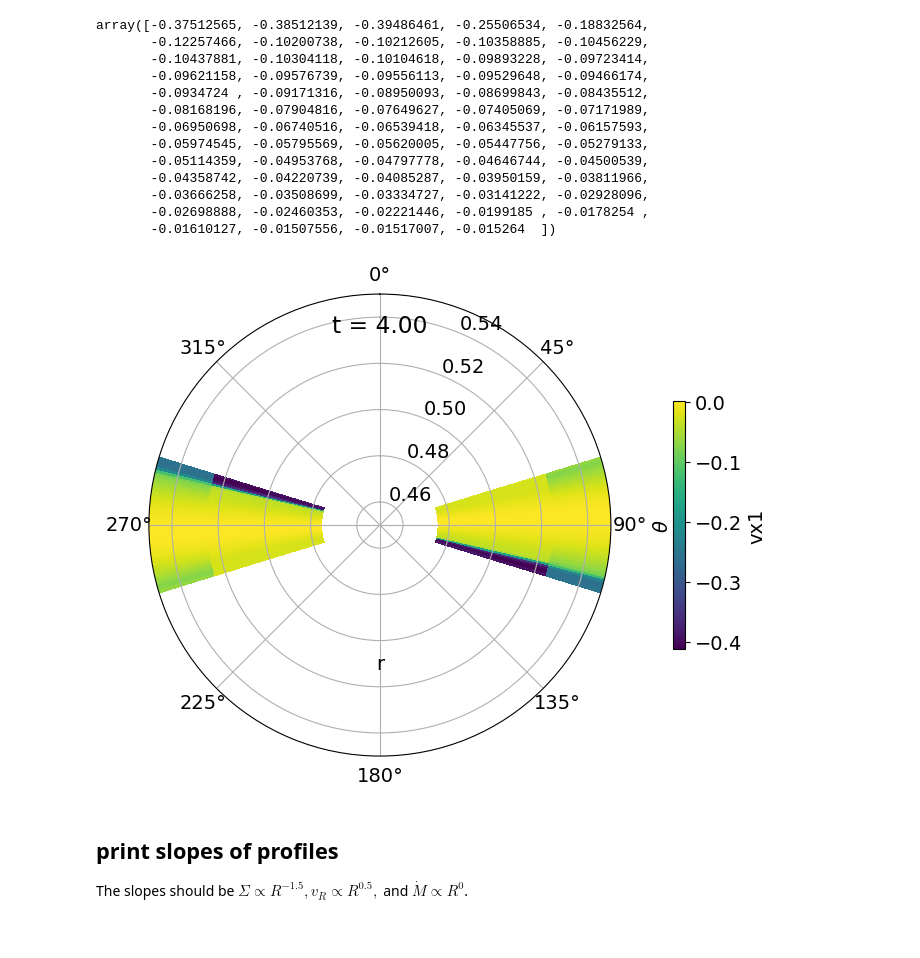
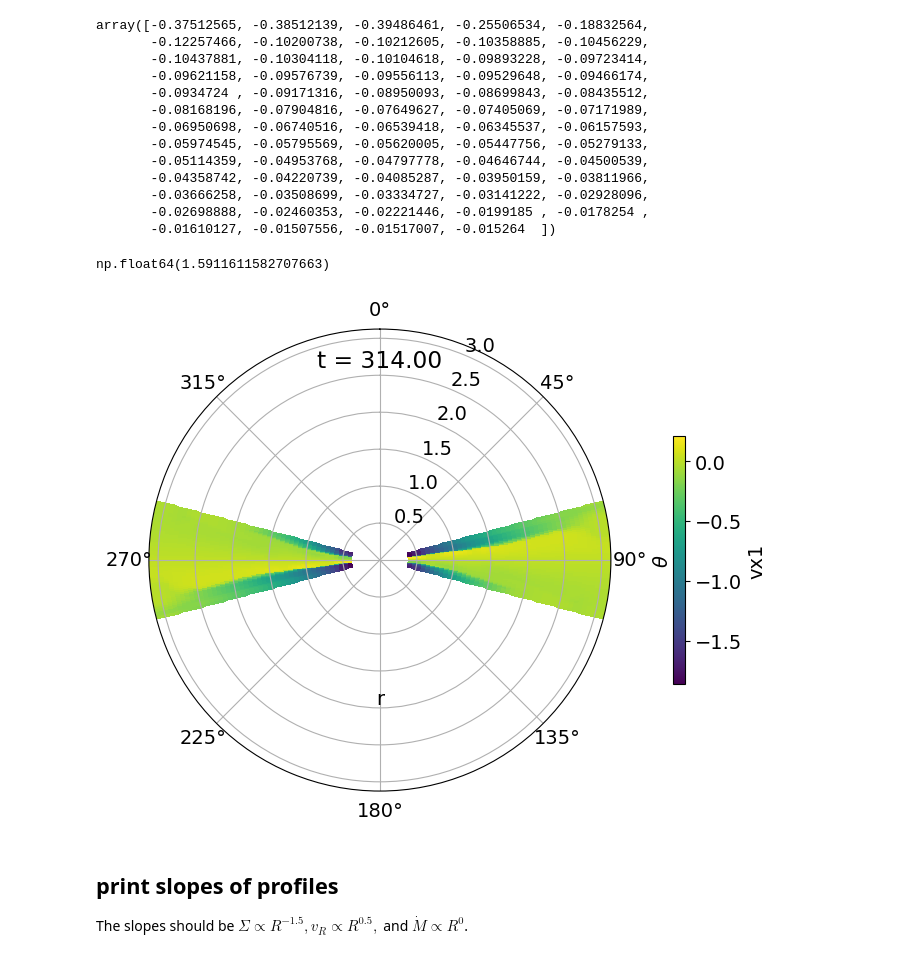
Before and after one commit to Jupiter1994/athena-warps, a Jupyter notebook: warped-disks/jiarus_diagnosis_3d.ipynb, the cells around one changed output. Drawn from its saved outputs; the diff is of its cells as text; code cells hidden in the pictures.

Commit message:
trying jiaru's code w higher res; added beta(R) post-processing code

```diff
--- a/warped-disks/jiarus_diagnosis_3d.ipynb
+++ b/warped-disks/jiarus_diagnosis_3d.ipynb
@@ -12,8 +12,8 @@ import athena_read
 import glob
 # %%
 ## Snapshots registration
-sim_name = 'disk-jiaru1'
-# sim_name = 'disk-tilted15b'
+sim_name = 'disk-jiaru3'
+#sim_name = 'disk-tilted15b'
 #sim_name = 'disk-sph26'
 #path = '/scratch/phn2956/disk-sph26/'
 path = '/scratch/phn2956/' + sim_name + '/'
@@ -37,6 +37,7 @@ for i, frame in enumerate(snapshot_plot):
     print('loading snapshot at t= %5.1f'%t_sim)
 
     #### Read Athena++ data: coordinates. ####
+    # ath_data['x1f'] gives the list of cell face coordinates; 'x1v' gives volume-centered values
     rad_app = ath_data['x1f']
     theta_app = ath_data['x2f']
     phi_app = ath_data['x3f']
@@ -44,25 +45,28 @@ for i, frame in enumerate(snapshot_plot):
     d_theta = theta_app[1]-theta_app[0]
     d_phi = phi_app[1]-phi_app[0]
 
+    # change coordinate system to be based on cells' midpoints
     rad_app = (rad_app[1:]+rad_app[:-1])*0.5
     theta_app = (theta_app[1:]+theta_app[:-1])*0.5
     phi_app = (phi_app[1:]+phi_app[:-1])*0.5
     rad_3d, theta_3d, phi_3d = np.meshgrid(rad_app, theta_app, phi_app, indexing='ij')
 
     #### Read Athena++ data: velocity field. ####
-    vx1 = np.swapaxes(ath_data['vel1'],0,2)
+    vx1 = np.swapaxes(ath_data['vel1'],0,2) # index convention: (r, theta, phi)
     vx2 = np.swapaxes(ath_data['vel2'],0,2)
     vx3 = np.swapaxes(ath_data['vel3'],0,2)
     den = np.swapaxes(ath_data['rho'],0,2)
 
     ## Sigma = surface integral of rho over a sphere (mass/dr) / (2pi*r)
     Sigma_integrand = den * rad_3d**2 * np.sin(theta_3d) * d_theta * d_phi
-    Sigma = np.sum(Sigma_integrand[:,:,2:-2],axis=(1,2))/(2*np.pi*rad_app)
+    #Sigma = np.sum(Sigma_integrand[:,:,2:-2],axis=(1,2))/(2*np.pi*rad_app)
+    Sigma = np.sum(Sigma_integrand[:,2:-2,2:-2],axis=(1,2))/(2*np.pi*rad_app)
     # Sigma = den[:,22,4] # value at midplane at arbitrary phi
 
     ## Mdot = surface integral of rho*vx1 over a sphere (mass/dr)
     Mdot_integrand = den*vx1 *rad_3d**2 * np.sin(theta_3d) * d_theta * d_phi
-    Mdot = np.sum(Mdot_integrand[:,:,2:-2],axis=(1,2))#/(2*np.pi*rad_app)
+    #Mdot = np.sum(Mdot_integrand[:,:,2:-2],axis=(1,2))#/(2*np.pi*rad_app)
+    Mdot = np.sum(Mdot_integrand[:,2:-2,2:-2],axis=(1,2))#/(2*np.pi*rad_app)
 
     ## mass-weighted v_R = Mdot / (2pi*r*Sigma)
     vR = Mdot / (Sigma * 2*np.pi*rad_app)
@@ -115,7 +119,7 @@ axs[-1].set_xlim(rad_app[[3,-4]])
 #axs[2].set_ylim(-8e-4, 5e-5)
 
 # limits used for disk-jiaru plots
-axs[0].set_ylim(0, 1000)
+#axs[0].set_ylim(0, 100) # 1000
 #axs[1].set_ylim(-1.5e-3, 1e-4)
 #axs[2].set_ylim(-8e-4, 5e-5)
 
@@ -176,5 +167,5 @@ np.float64(2.115604357005875e-14)
 # %%
-snapshot_plot = snapshot_list[0:101:5] # snapshot_list[0:101:5]
+snapshot_plot = snapshot_list[0:1:1] # snapshot_list[0:101:5]
 
 for i, frame in enumerate(snapshot_plot):
 
@@ -237,10 +228,10 @@ for i, frame in enumerate(snapshot_plot):
 
     plt.title("t = {t_sim:.2f}".format(t_sim=t_sim), y=.9)
 
-    save_fig = True
+    save_fig = False
     if save_fig:
         plt.savefig("Figs/" + sim_name + "-rhos/" + "%05d"%i + ".png")
 
-    plt.close()
+    #plt.close()
 
-#plt.show()
+plt.show()
@@ -331,6 +324,10 @@ array([-0.37512565, -0.38512139, -0.39486461, -0.25506534, -0.18832564,
        -0.03666258, -0.03508699, -0.03334727, -0.03141222, -0.02928096,
        -0.02698888, -0.02460353, -0.02221446, -0.0199185 , -0.0178254 ,
        -0.01610127, -0.01507556, -0.01517007, -0.015264  ])
+# %%
+np.max(np.abs(vx3[:,:,phi_ind]))
+# %% [output]
+np.float64(1.5911611582707663)
 # %%
 fig = plt.figure(figsize=(8,6))
 #ax = fig.add_subplot()
@@ -343,35 +340,35 @@ phi_ind2 = (int) (len(phi_app) / 2) + phi_ind_offset # phi~pi
 
 kws = {'cmap': 'viridis'}#, 'norm': mcolors.LogNorm(vmin=1e-2, vmax=10)}
 ax.pcolormesh(theta_3d[:,:,phi_ind], rad_3d[:,:,phi_ind], vx1[:,:,phi_ind], **kws)
 # for phi \in (pi/2, 3pi/2), theta has to be measured in the opposite direction (so, 2pi-...)
 c = ax.pcolormesh(2*np.pi-theta_3d[:,:,phi_ind2], rad_3d[:,:,phi_ind2], vx1[:,:,phi_ind2], **kws)
 
 #cbar_ax = fig.add_axes([0.85, 0.15, 0.05, 0.7])
 fig.colorbar(c, ax=ax, label="vx1", pad=.1, fraction=0.02)
 
 ## in the below plot, the x-axis points right, the z-axis points up, and the y-axis
 # points into the page/screen
-ax.set_rlim(.45,.55)
+#ax.set_rlim(.45,.55)
 #ax.set_rlim(.4, 2.1)
 ax.xaxis.set_label_position('top')
 ax.set_xlabel("r", labelpad=-270)
 
 #ax.set_thetalim(np.pi/2- .35, np.pi/2 + .35)
 ax.set_theta_offset(np.pi/2)
 ax.set_theta_direction(-1)
 ax.set_ylabel(r"$\theta$", labelpad=30)
 ax.yaxis.set_label_position("right")
 #ax.yaxis.tick_right()
 
 plt.title("t = {t_sim:.2f}".format(t_sim=t_sim), y=.9)
 
 save_fig = False
 if save_fig:
     plt.savefig("Figs/" + sim_name + "-vx1.png")
 
 plt.show()
 # %% [output]
-[figure, old version]
+[figure, new version]
 # %% [markdown]
 ## print slopes of profiles
 
```
Also changed, not shown: parts of 10 cells of this notebook, 2 other files.
